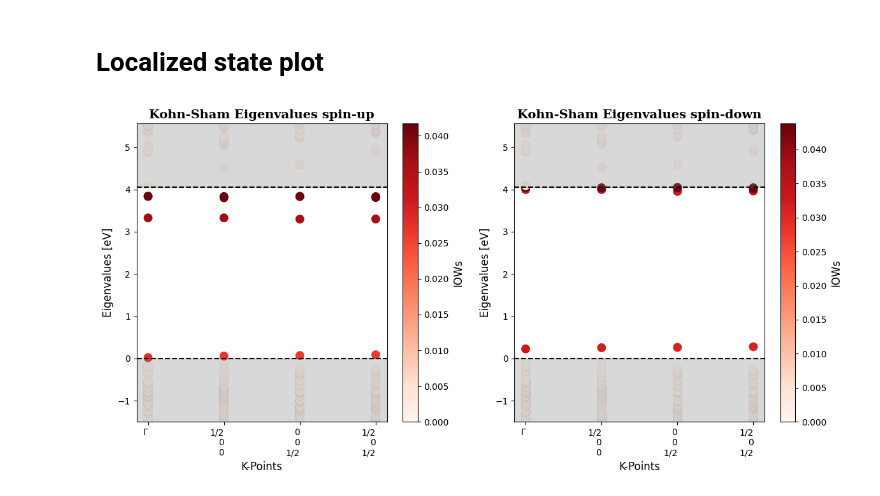
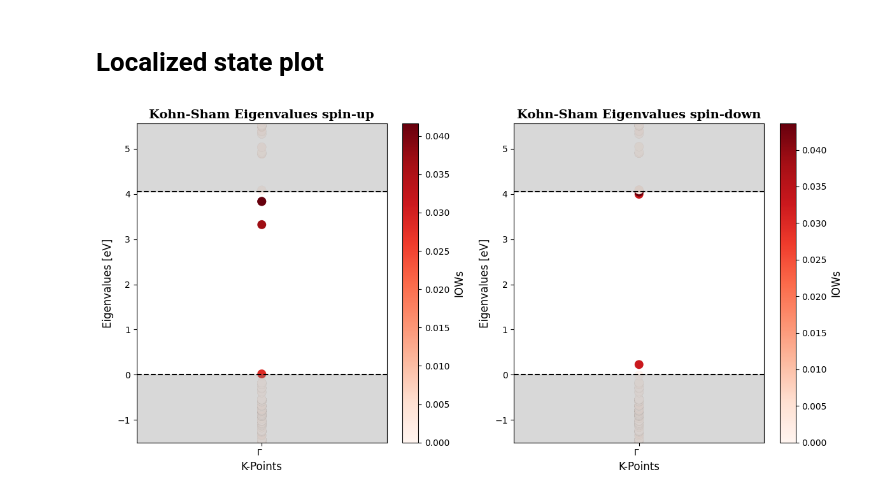
Before and after one commit to Luisrj14/VaspDefAnalysis, a Jupyter notebook: notebook/plot_localized_state.ipynb, the cells around one changed output. Drawn from its saved outputs; the diff is of its cells as text; code cells hidden in the pictures.

```diff
--- a/notebook/plot_localized_state.ipynb
+++ b/notebook/plot_localized_state.ipynb
@@ -3,35 +3,39 @@
 # %%
 import matplotlib.pyplot as plt
 from VaspDefAnalysis.plotter.plot_localization_factor import PlotLocalizedStates
+
+# Path to perfect struccture without relaxing
 perfect_structure_path =  '/home/luis/master_thesis_uio/thesis_project/output_from_vasp_saga/project_AlN/calcualtion_steps/supercell/gga-pbe/defect/perfect/POSCAR'
+
+# Path to the defect structure without relaxing
 defect_structure_path = '/home/luis/master_thesis_uio/thesis_project/output_from_vasp_saga/project_AlN/calcualtion_steps/supercell/gga-pbe/defect/V_N/POSCAR-V_N.vasp'
 
-# ID vasprum
-defect_vasprun_path = '/home/luis/master_thesis_uio/thesis_project/output_from_vasp_saga/project_AlN/calcualtion_steps/supercell/gga-pbe/defect/V_N/V_N_0/vasprun.xml'
+# Path to the vasprun.xml (VASP) file of the defect calculation
+defect_vasprun_path = '/home/luis/master_thesis_uio/thesis_project/output_from_vasp_saga/project_AlN/calcualtion_steps/supercell/gga-pbe/defect/V_N/V_N_0/kdensity_1/vasprun.xml'
 
 # The VBM and CBM (PBE)
 VBM = 5.9732   # [eV]
 CBM = 10.0299  # [eV]
 
 # The VBM and CBM (HSE06)
 #VBM = 5.3092    # [eV]
 #CBM = 10.9541   # [eV]
 
 # Radius to consider surrounding neighbors of the defect (to select the first neighbor, it should be set slightly larger than the bonding length. For example, a radius of 2.0 Å for AlN, where the bonding length is approximately 1.87 Å).
 radius = 2.0    # Å
 
 fig = PlotLocalizedStates.get_plot_LS_using_IOWs(perfect_structure_path=perfect_structure_path,
                                                    defect_structure_path=defect_structure_path,
                                                    defect_vasprun_path=defect_vasprun_path,
                                                    radius=radius,
                                                    VBM=VBM,
                                                    CBM=CBM,
                                                    layout="horizontal",
                                                    #scatter_settings= {"cmap": "cividis"})
                                                    scatter_settings= {"cmap": "Reds"})
                                                    #scatter_settings= {"cmap": "Blues"})
 # %% [output]
-[figure, old version]
+[figure, new version]
 # %%
 import os
 import matplotlib.pyplot as plt
```
Also changed, not shown: 1 other file.
